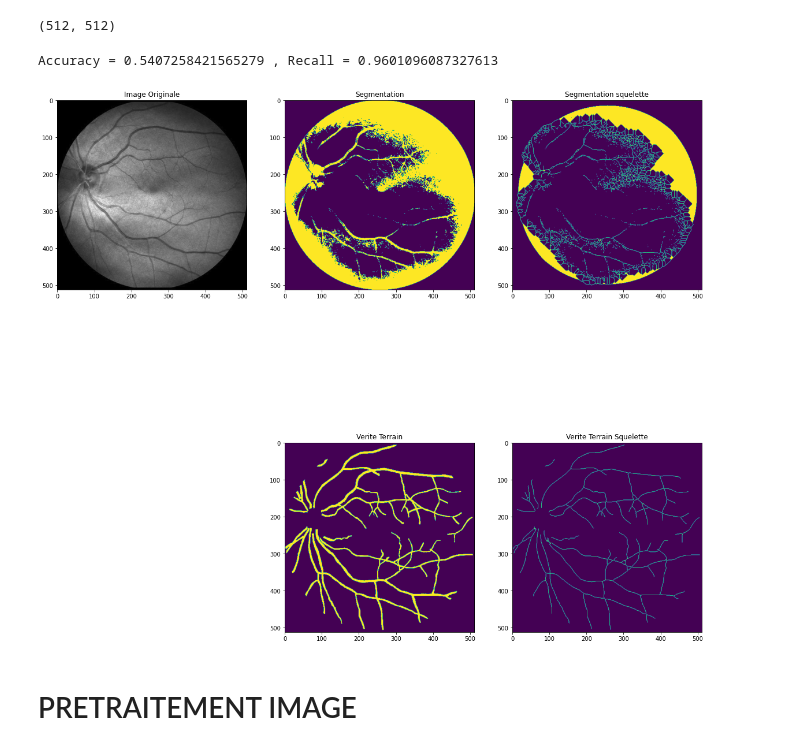
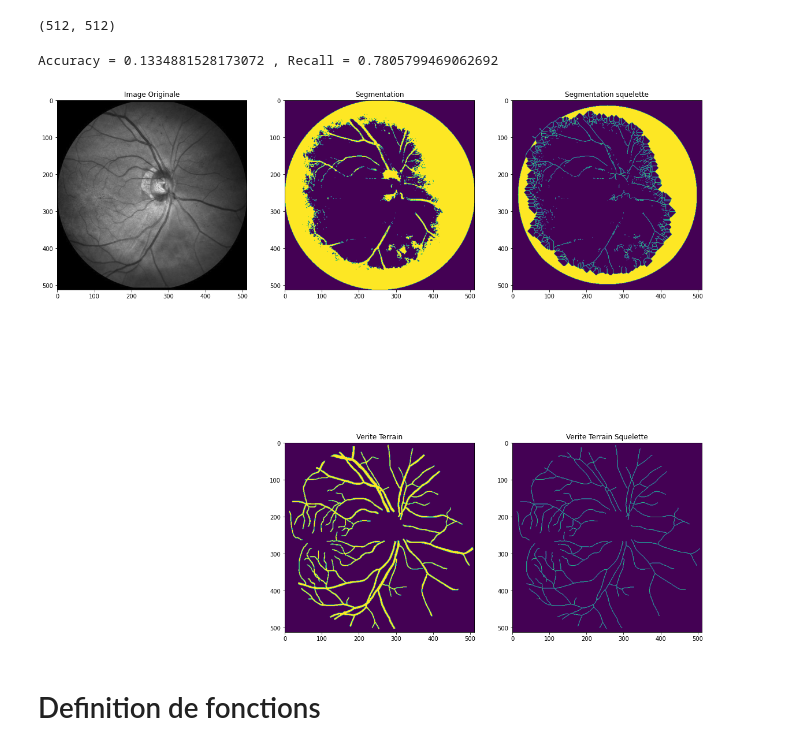
Before and after one commit to CesarPierr/mathematic-morphology, a Jupyter notebook: TP2.ipynb, the cells around one changed output. Drawn from its saved outputs; the diff is of its cells as text; code cells hidden in the pictures.

```diff
--- a/TP2.ipynb
+++ b/TP2.ipynb
@@ -27,0 +20,5 @@ Requirement already satisfied: pyparsing!=3.0.5,>=2.0.2 in /home/cesar/.local/li
+# %%
+drive.mount('/content/gdrive')
+TD_DIR = 'gdrive/My Drive/MI206/'
+sys.path.append(TD_DIR)
+print(os.path.exists(TD_DIR))
@@ -35,7 +35,7 @@ def my_segmentation(img, img_mask, seuil):
 def evaluate(img_out, img_GT):
     GT_skel  = thin(img_GT, max_iter = 15) # On suppose que la demie Ã©paisseur maximum
     img_out_skel  = thin(img_out, max_iter = 15) # d'un vaisseau est de 15 pixels...
-    TP = np.sum(img_out_skel & img_out) # Vrais positifs
+    TP = np.sum(img_out_skel & img_GT) # Vrais positifs
     FP = np.sum(img_out_skel & ~img_GT) # Faux positifs (relaxes)
     FN = np.sum(GT_skel & ~img_out) # Faux negatifs (relaxes)
 
@@ -44,7 +44,7 @@ def evaluate(img_out, img_GT):
     return ACCU, RECALL, img_out_skel, GT_skel
 # %%
 #Ouvrir l'image originale en niveau de gris
-img =  np.asarray(Image.open('./images_IOSTAR/star01_OSC.jpg')).astype(np.uint8)
+img =  np.asarray(Image.open(TD_DIR + './images_IOSTAR/star28_ODN.jpg')).astype(np.uint8)
 print(img.shape)
 
 nrows, ncols = img.shape
@@ -60,30 +59,34 @@ img_out = my_segmentation(img,img_mask,80)
 # %%
+#Ouvrir l'image Verite Terrain en booleen
+img_GT =  np.asarray(Image.open(TD_DIR + './images_IOSTAR/GT_28.png')).astype(np.bool_)
+img_out = my_segmentation(img,img_mask,80) # Shitty given segmentation to test
 
-#Ouvrir l'image Verite Terrain en booleen
-img_GT =  np.asarray(Image.open('./images_IOSTAR/GT_01.png')).astype(np.bool_)
-
+#Evaluation test basique
 ACCU, RECALL, img_out_skel, GT_skel = evaluate(img_out, img_GT)
 print('Accuracy =', ACCU,', Recall =', RECALL)
 
 plt.figure(figsize=(20,20))
+
 plt.subplot(231)
 plt.imshow(img,cmap = 'gray')
 plt.title('Image Originale')
+
 plt.subplot(232)
 plt.imshow(img_out)
 plt.title('Segmentation')
+
 plt.subplot(233)
 plt.imshow(img_out_skel)
 plt.title('Segmentation squelette')
+
 plt.subplot(235)
 plt.imshow(img_GT)
 plt.title('Verite Terrain')
+
 plt.subplot(236)
 plt.imshow(GT_skel)
 plt.title('Verite Terrain Squelette')
 plt.show()
 # %% [output]
-Accuracy = 0.5407258421565279 , Recall = 0.9601096087327613
+Accuracy = 0.1334881528173072 , Recall = 0.7805799469062692
-[figure, old version]
+[figure, new version]
-# %% [markdown]
-# PRETRAITEMENT IMAGE
@@ -91,0 +93,2 @@ Accuracy = 0.5407258421565279 , Recall = 0.9601096087327613
+# %% [markdown]
+# Definition de fonctions
```
Also changed, not shown: parts of 15 cells of this notebook.
